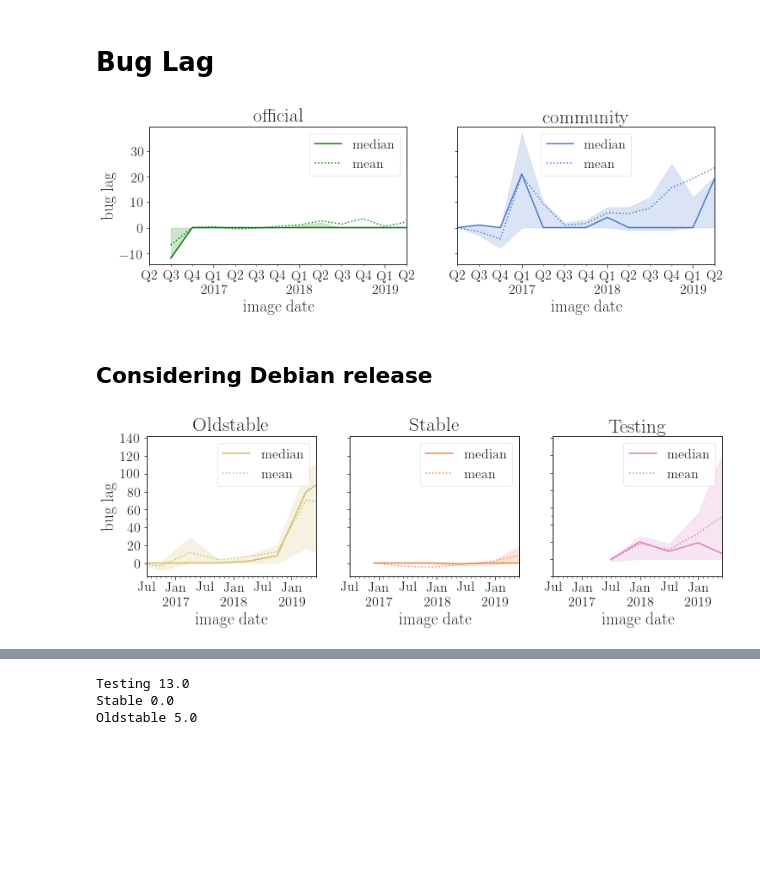
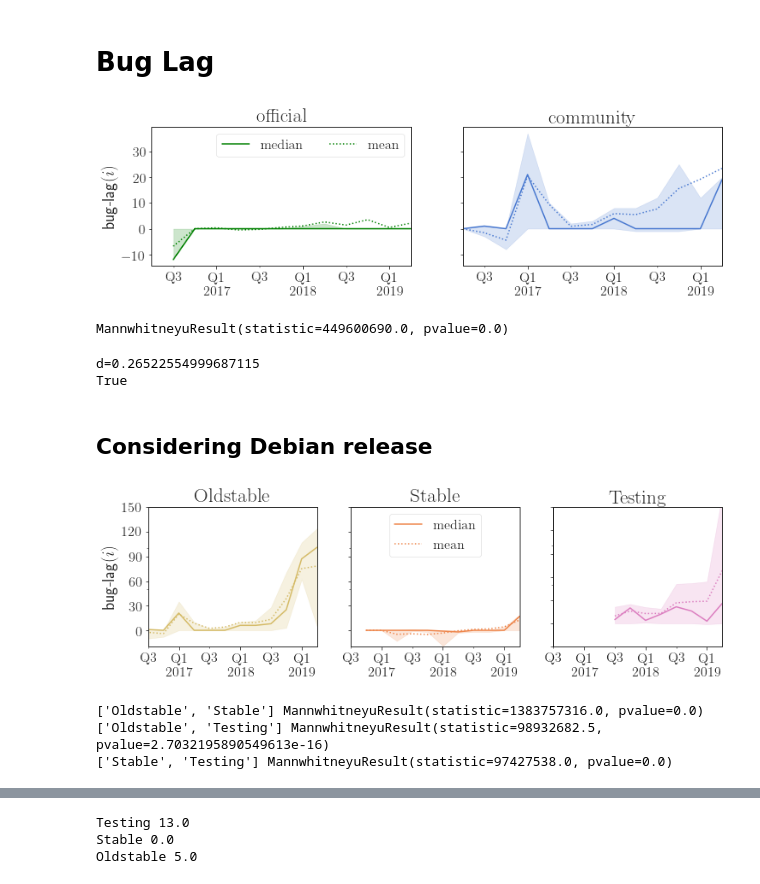
Before and after one commit to AhmedZerouali/notebooks, a Jupyter notebook: Docker EMSE/analysis step3/Bug report.ipynb, the cells around one changed output, grey strips where cells are left out. Drawn from its saved outputs; the diff is of its cells as text; code cells hidden in the pictures; blank space fills up the shorter version.

```diff
--- a/Docker EMSE/analysis step3/Bug report.ipynb
+++ b/Docker EMSE/analysis step3/Bug report.ipynb
@@ -185,0 +137,5 @@ Testing True
+# %%
+# Mann-whitney u test
+for x in [['Oldstable','Stable'], ['Oldstable','Testing'], ['Stable','Testing']]:
+    print(x,effect_size.cliffsDelta(image_bugs.query('release=="'+x[0]+'"').cve,
+            image_bugs.query('release=="'+x[1]+'"').cve))
@@ -190,7 +153,7 @@ for index, genre in enumerate(['official','community']):
     size=[12,20,70]
     df_=(image_bugs.
          query('type=="{}"'.format(genre)).
-         groupby(pd.Grouper(key='last_updated', freq='1q'))['cve'].
+         groupby(pd.Grouper(key='last_updated', freq='1Q'))['cve'].
          describe()[['mean', '25%', '50%', '75%']]
         )
 
@@ -200,11 +163,13 @@ for index, genre in enumerate(['official','community']):
     ax.fill_between(df_tmp.index, df_tmp['25%'], df_tmp['75%'], alpha=0.2, color=colors[genre])
 
     ax.set(
-        xlabel='image date',
+        xlabel='',
         #ylabel='deplag_{time}'+'\n(in days)',
-        ylabel='bugs',
+        ylabel='number of bugs',
         title=genre)
     #plt.yticks(pd.np.arange(0, 1500, 200))
-    ax.legend(prop={'size': 16, 'weight':'bold'})
+    ax.xaxis.set_minor_locator(minorLocator)
+    ax.legend(prop={'size': 16}, ncol=2) #handles=legend_elements,
+ax.legend('').remove()
 fig.savefig('/home/neglectos/Desktop/repositories/docker_emse/figures/bug_evlution.pdf', bbox_inches='tight', facecolor='white')
 # %% [output]
@@ -249,7 +214,7 @@ for index, genre in enumerate(['official','community']):
     size=[12,20,70]
     df_=(image_bugs.
          query('type=="{}"'.format(genre)).
-         groupby(pd.Grouper(key='last_updated', freq='1q'))['cve_lag'].
+         groupby(pd.Grouper(key='last_updated', freq='1Q'))['cve_lag'].
          describe()[['mean', '25%', '50%', '75%']]
         )
 
@@ -259,41 +224,70 @@ for index, genre in enumerate(['official','community']):
     ax.fill_between(df_tmp.index, df_tmp['25%'], df_tmp['75%'], alpha=0.2, color=colors[genre])
 
     ax.set(
-        xlabel='image date',
+        xlabel='',
         #ylabel='deplag_{time}'+'\n(in days)',
-        ylabel='bug lag',
+        ylabel=r'$\buglag(i)$',
         title=genre)
-    ax.legend(prop={'size': 16, 'weight':'bold'})
     plt.yticks(pd.np.arange(-10, 40, 10))
-#fig.savefig('/home/neglectos/Desktop/repositories/docker_emse/figures/bug_lag.pdf', bbox_inches='tight', facecolor='white')
+    ax.xaxis.set_minor_locator(minorLocator)
+    ax.legend(prop={'size': 16}, ncol=2) #handles=legend_elements,
+ax.legend('').remove()
+fig.savefig('/home/neglectos/Desktop/repositories/docker_emse/figures/bug_lag.pdf', bbox_inches='tight', facecolor='white')
 # %% [output]
-[figure, old version]
+[figure, new version]
+# %%
+# Mann-whitney u test
+print(scipy.stats.mannwhitneyu(image_bugs.query('type=="community"').cve_lag,
+        image_bugs.query('type=="official"').cve_lag))
+# %% [output]
+MannwhitneyuResult(statistic=449600690.0, pvalue=0.0)
+# %%
+# Mann-whitney u test
+print(effect_size.cliffsDelta(image_bugs.query('type=="community"').cve_lag,
+        image_bugs.query('type=="official"').cve_lag))
+# %% [output]
+d=0.26522554999687115
+True
 # %% [markdown]
 ## Considering Debian release
 # %%
 fig, axes = plt.subplots(1, 3, sharex=True, sharey=True)
 fig.set_size_inches(12,3)
 for index, genre in enumerate(['Oldstable','Stable','Testing']):
     size=[12,20,70]
     df_=(image_bugs.
          query('release=="{}"'.format(genre)).
-         groupby(pd.Grouper(key='last_updated', freq='6M'))['cve_lag'].
+         groupby(pd.Grouper(key='last_updated', freq='1Q'))['cve_lag'].
          describe()[['mean', '25%', '50%', '75%']]
         )
 
     df_tmp=df_
     df_tmp['50%'].rename('median').plot(ax=axes[index], color=colors[genre])
     ax=df_tmp['mean'].plot(ax=axes[index],style=':',color=colors[genre])
     ax.fill_between(df_tmp.index, df_tmp['25%'], df_tmp['75%'], alpha=0.2, color=colors[genre])
 
     ax.set(
-        xlabel='image date',
+        xlabel='',
         #ylabel='deplag_{time}'+'\n(in days)',
-        ylabel='bug lag',
+        ylabel=r'$\buglag(i)$',
         title=genre,
-        xlim=date_period)
-    ax.legend(prop={'size': 16, 'weight':'bold'})
-    plt.yticks(pd.np.arange(-20, 150, 20))
+        xlim=date_period,
+        ylim=(-20,150))
+    plt.yticks(pd.np.arange(-30, 180, 30))
+    ax.xaxis.set_minor_locator(minorLocator)
+    if index==1:
+        ax.legend(loc='upper center', prop={'size': 16}, ncol=1) #handles=legend_elements,
+    else:
+        ax.legend('').remove()
 fig.savefig('/home/neglectos/Desktop/repositories/docker_emse/figures/bug-lag-release.pdf', bbox_inches='tight', facecolor='white')
 # %% [output]
-[figure, old version]
+[figure, new version]
+# %%
+# Mann-whitney u test
+for x in [['Oldstable','Stable'], ['Oldstable','Testing'], ['Stable','Testing']]:
+    print(x,scipy.stats.mannwhitneyu(image_bugs.query('release=="'+x[0]+'"').cve_lag,
+            image_bugs.query('release=="'+x[1]+'"').cve_lag))
+# %% [output]
+['Oldstable', 'Stable'] MannwhitneyuResult(statistic=1383757316.0, pvalue=0.0)
+['Oldstable', 'Testing'] MannwhitneyuResult(statistic=98932682.5, pvalue=2.7032195890549613e-16)
+['Stable', 'Testing'] MannwhitneyuResult(statistic=97427538.0, pvalue=0.0)
```
Also changed, not shown: parts of 11 cells of this notebook, 5 other files.
